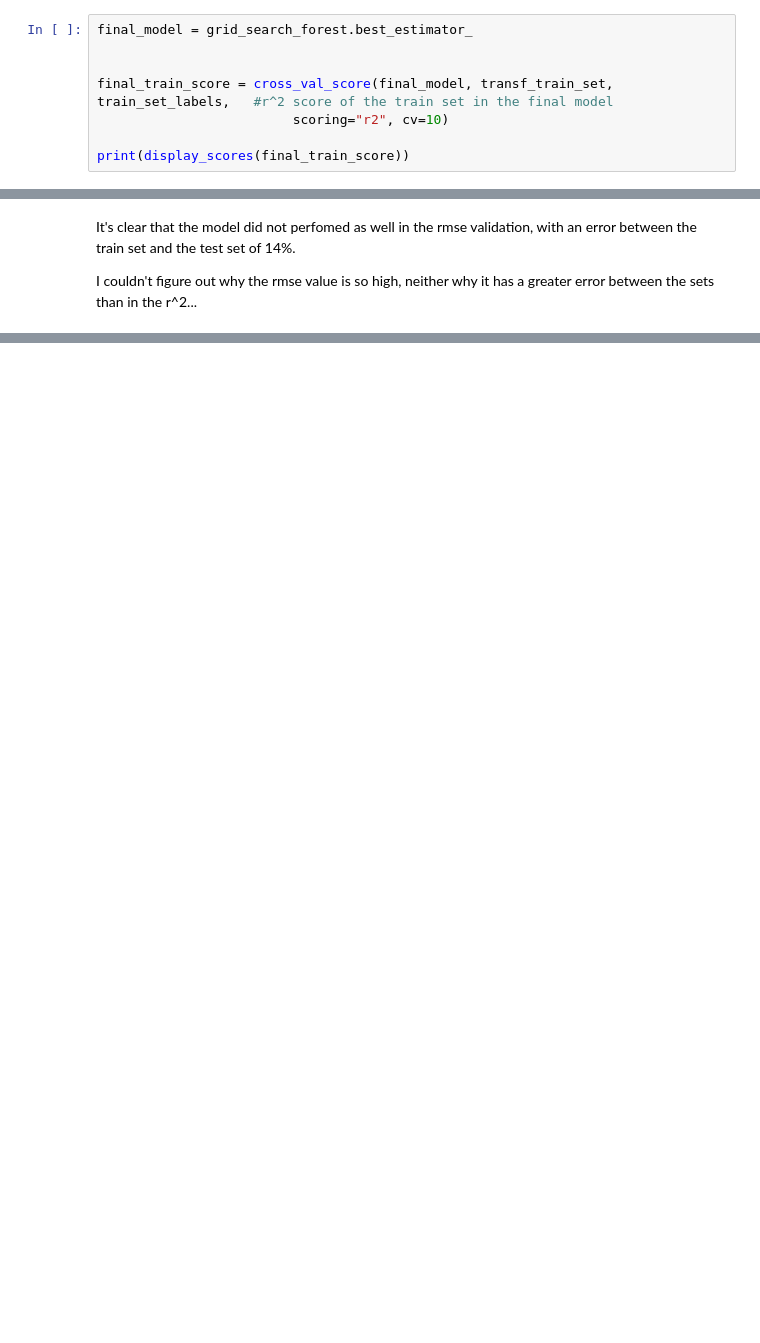
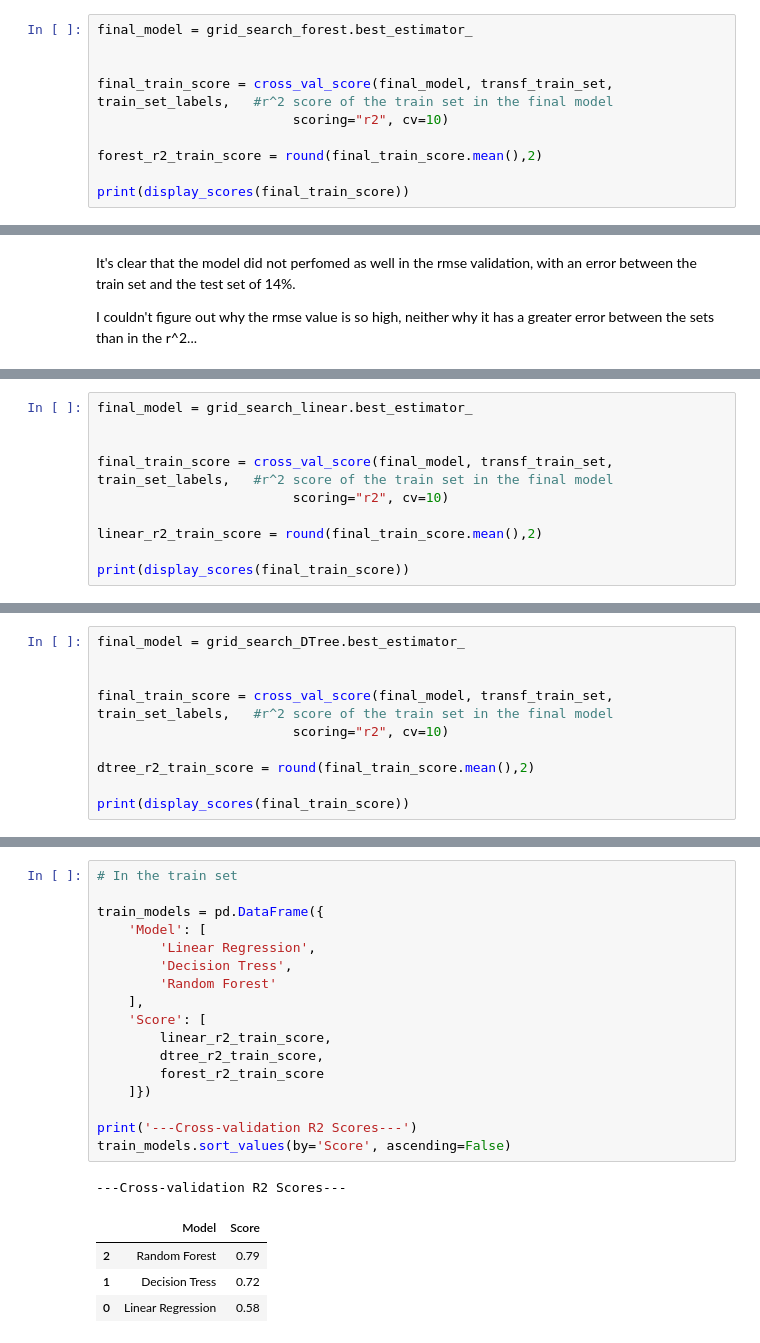
Before and after one commit to caua-veiga/Kaggle_SolarRadiation, a Jupyter notebook: Kaggle_SolarRadiation.ipynb, the cells around one changed output, grey strips where cells are left out. Drawn from its saved outputs; the diff is of its cells as text; blank space fills up the shorter version.

Commit message:
r2 scores dataframe

```diff
--- a/Kaggle_SolarRadiation.ipynb
+++ b/Kaggle_SolarRadiation.ipynb
@@ -495,5 +538,7 @@ final_model = grid_search_forest.best_estimator_
 final_train_score = cross_val_score(final_model, transf_train_set, train_set_labels,   #r^2 score of the train set in the final model
                          scoring="r2", cv=10)
 
+forest_r2_train_score = round(final_train_score.mean(),2)
+
 print(display_scores(final_train_score))
 # %% [output]
@@ -546,0 +601,10 @@ I couldn't figure out why the rmse value is so high, neither why it has a greate
+# %%
+final_model = grid_search_linear.best_estimator_
+
+
+final_train_score = cross_val_score(final_model, transf_train_set, train_set_labels,   #r^2 score of the train set in the final model
+                         scoring="r2", cv=10)
+
+linear_r2_train_score = round(final_train_score.mean(),2)
+
+print(display_scores(final_train_score))
@@ -546,0 +660,10 @@ I couldn't figure out why the rmse value is so high, neither why it has a greate
+# %%
+final_model = grid_search_DTree.best_estimator_
+
+
+final_train_score = cross_val_score(final_model, transf_train_set, train_set_labels,   #r^2 score of the train set in the final model
+                         scoring="r2", cv=10)
+
+dtree_r2_train_score = round(final_train_score.mean(),2)
+
+print(display_scores(final_train_score))
@@ -546,0 +717,23 @@ I couldn't figure out why the rmse value is so high, neither why it has a greate
+# %%
+# In the train set
+
+train_models = pd.DataFrame({
+    'Model': [
+        'Linear Regression',
+        'Decision Tress',
+        'Random Forest'
+    ],
+    'Score': [
+        linear_r2_train_score,
+        dtree_r2_train_score,
+        forest_r2_train_score
+    ]})
+
+print('---Cross-validation R2 Scores---')
+train_models.sort_values(by='Score', ascending=False)
+# %% [output]
+---Cross-validation R2 Scores---
+|  | Model | Score |
+| 2 | Random Forest | 0.79 |
+| 1 | Decision Tress | 0.72 |
+| 0 | Linear Regression | 0.58 |
```
Also changed, not shown: parts of 27 cells of this notebook.
